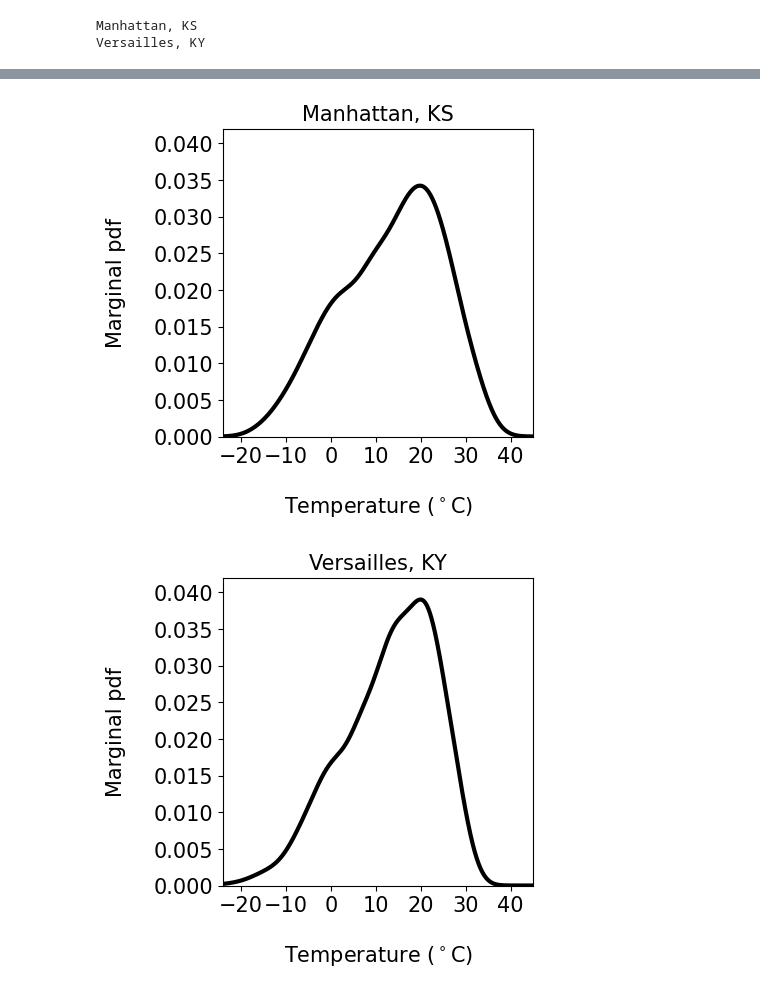
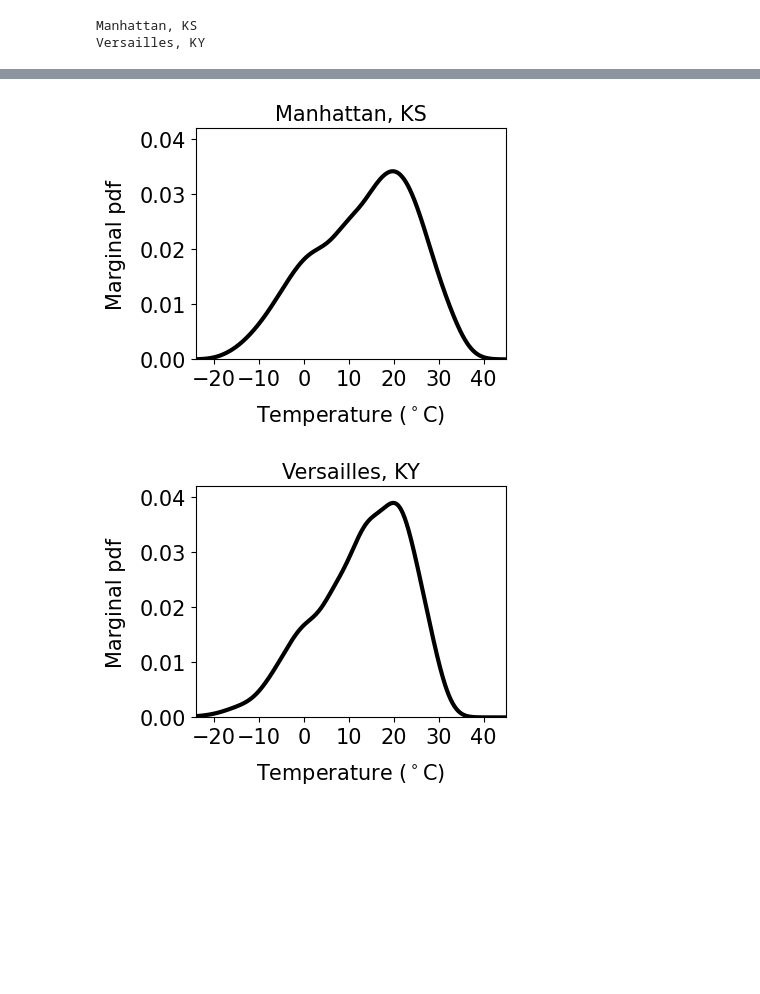
Before and after one commit to cfgranda/ps4ds, a Jupyter notebook: multiple_continuous_variables/temperatures.ipynb, the cells around one changed output, grey strips where cells are left out. Drawn from its saved outputs; the diff is of its cells as text; code cells hidden in the pictures; blank space fills up the shorter version.

```diff
--- a/multiple_continuous_variables/temperatures.ipynb
+++ b/multiple_continuous_variables/temperatures.ipynb
@@ -82,7 +82,7 @@ ymax = 45
 x_2D,y_2D = np.mgrid[xmin:xmax:100j, ymin:ymax:100j]
 
 markersize = 0.5
-plt.figure(figsize=(5,5))
+plt.figure(figsize=(4,3))
 plt.scatter(temperature_1,temperature_2,s=markersize,color="black",rasterized=True)
 plt.xticks(fontsize=font_size_ticks)
 plt.yticks(fontsize=font_size_ticks)
@@ -90,21 +90,23 @@ plt.ylim([ymin,ymax])
 plt.xlim([xmin,xmax])
 plt.ylabel(station_names[1],fontsize=font_size,labelpad = 10)
 plt.xlabel(station_names[0],fontsize=font_size,labelpad = 15)
+plt.title("Data",fontsize=font_size)
 
 # Bandwidth parameter for kernel density estimation
 bw_vals = [0.1,0.25,0.5]
 
 levels = [1,5,10,20,30]
 
+fig, axes = plt.subplots(1, 3, figsize=(12,3),width_ratios=[3,3,3])
+
 for ind,bw in enumerate(bw_vals):
     kde = KDE_2D(temperature_1,temperature_2,x_2D,y_2D,bw=bw)
-    plt.figure(figsize=(5,5))
-    CS = plt.contour(x_2D,y_2D, 1e4*kde, levels=levels,colors='black')
-    plt.clabel(CS, CS.levels, inline=True, fmt=fmt,fontsize=font_size_ticks)
-    plt.xticks(fontsize=font_size_ticks)
-    plt.yticks(fontsize=font_size_ticks)
-    plt.ylim([ymin,ymax])
-    plt.xlim([xmin,xmax])
-    plt.ylabel(station_names[1],fontsize=font_size,labelpad = 10)
-    plt.xlabel(station_names[0],fontsize=font_size,labelpad = 15)
+    CS = axes[ind].contour(x_2D,y_2D, 1e4*kde, levels=levels,colors='black')
+    axes[ind].clabel(CS, CS.levels, inline=True, fmt=fmt)
+    axes[ind].set_ylim([ymin,ymax])
+    axes[ind].set_xlim([xmin,xmax])
+    axes[ind].set_ylabel(station_names[1],fontsize=font_size,labelpad = 10)
+    axes[ind].set_xlabel(station_names[0],fontsize=font_size,labelpad = 15)
+    axes[ind].set_title("Bandwidth parameter = "+str(bw),fontsize=font_size,pad = 10)
+    plt.tight_layout();
 # %% [output]
@@ -115,41 +115,41 @@ for ind,bw in enumerate(bw_vals):
 # %%
 # Marginal distributions
 x = np.linspace(xmin,xmax,500)
 y_max_2 = 0.125
 y_max_1 = 0.042
 
 def KDE_1D(data,x,bw=None):
     kernel = stats.gaussian_kde(data,bw_method=bw)
     kde = kernel(x)
     return kde
 
 bw_vals_1d = [bw_vals[1]] # We set the bandwidth to the intermediate value
 for index,bw in enumerate(bw_vals_1d):
     kde = KDE_1D(temperature_1,x,bw=bw)
-    plt.figure(figsize=(4,4))
+    plt.figure(figsize=(4,3))
     plt.xticks(fontsize=font_size_ticks)
     plt.yticks(fontsize=font_size_ticks)
     plt.plot(x,kde,color="black",lw=3)
     plt.xlim([xmin,xmax])
     plt.ylim([0,y_max_1])
-    plt.ylabel(r"Marginal pdf",fontsize=font_size,labelpad=20)
-    plt.xlabel('Temperature ($^\circ$C)',fontsize=font_size,labelpad=20)
+    plt.ylabel(r"Marginal pdf",fontsize=font_size,labelpad=10)
+    plt.xlabel('Temperature ($^\circ$C)',fontsize=font_size,labelpad=10)
     plt.title(station_names[0],fontsize=font_size)
 
     kde = KDE_1D(temperature_2,x,bw=bw)
-    plt.figure(figsize=(4,4))
+    plt.figure(figsize=(4,3))
     plt.xticks(fontsize=font_size_ticks)
     plt.yticks(fontsize=font_size_ticks)
     plt.plot(x,kde,color="black",lw=3)
     #sns.kdeplot(temperature_2,bw=bw,color="black",lw=3,gridsize=1000, legend = False)#,color='white', edgecolor='black',linewidth=2)
     plt.xlim([xmin,xmax])
     plt.ylim([0,y_max_1])
-    plt.ylabel(r"Marginal pdf",fontsize=font_size,labelpad=20)
-    plt.xlabel('Temperature ($^\circ$C)',fontsize=font_size,labelpad=20)
+    plt.ylabel(r"Marginal pdf",fontsize=font_size,labelpad=10)
+    plt.xlabel('Temperature ($^\circ$C)',fontsize=font_size,labelpad=10)
     plt.title(station_names[1],fontsize=font_size)
 # %% [output]
-[figure, old version]
+[figure, new version]
-[figure, old version]
+[figure, new version]
 # %%
 # Conditional distributions computed from the 2D density estimate
 
```
Also changed, not shown: parts of 2 cells of this notebook, 1 other file.
